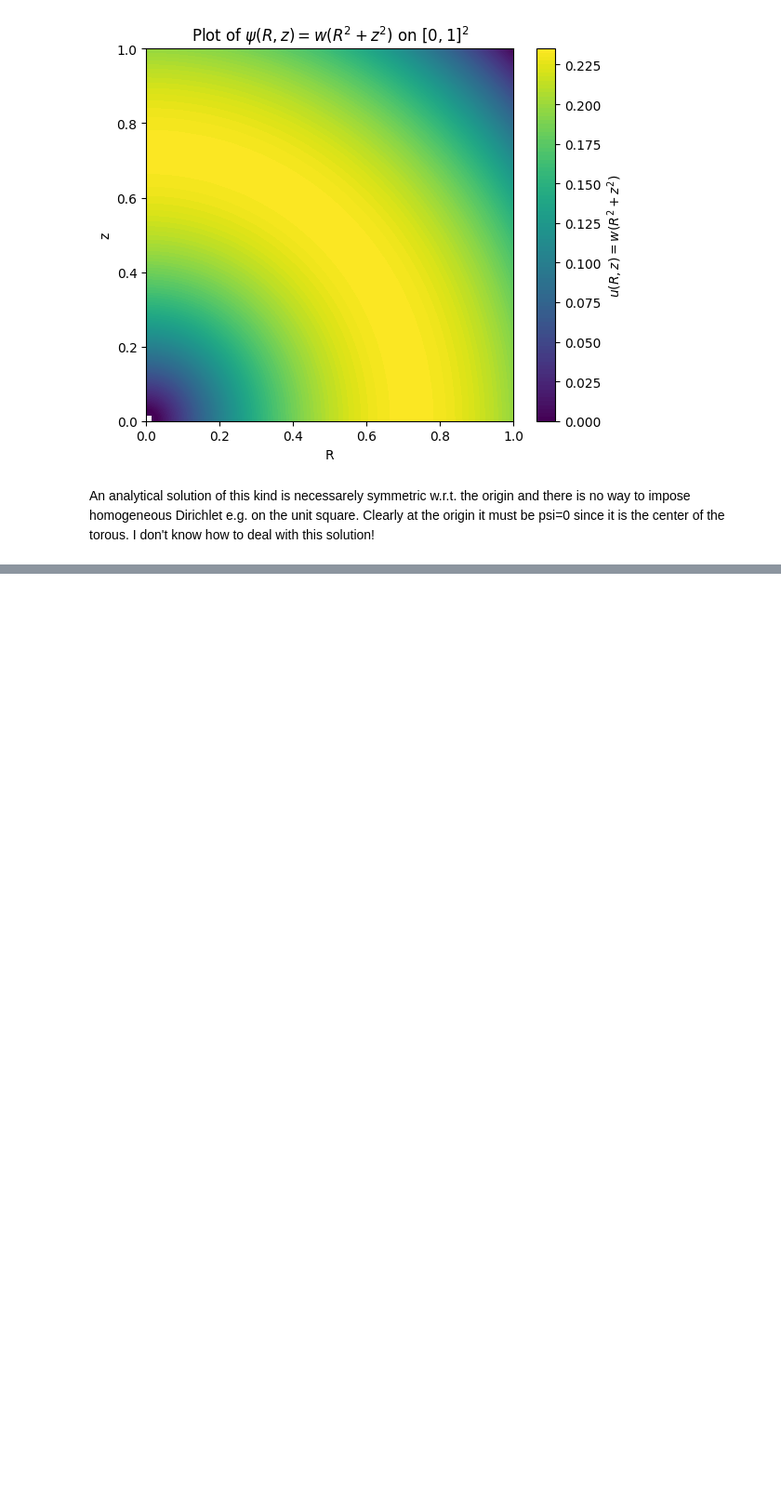
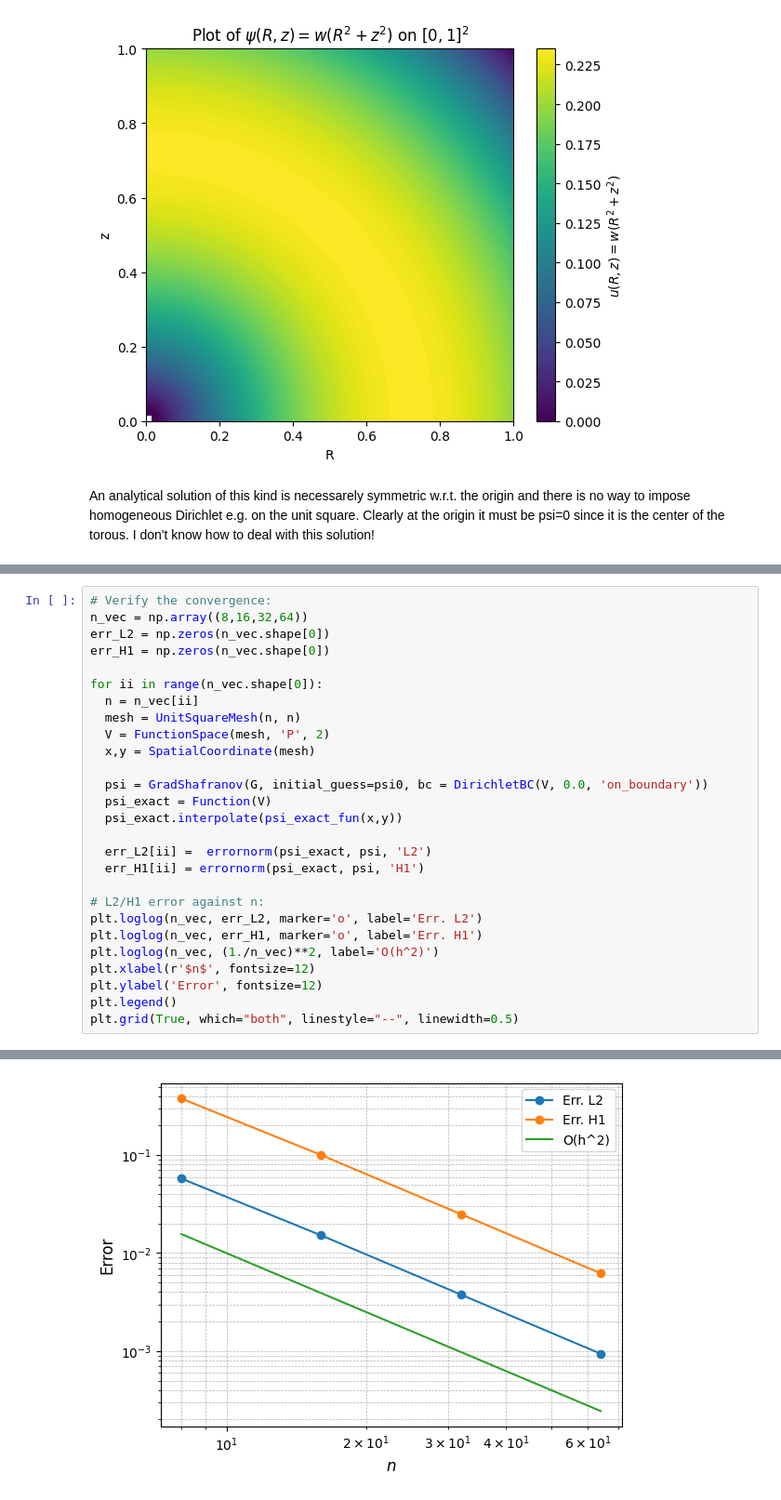
Before and after one commit to lucaciarimboli/tesi, a Jupyter notebook: Firedrake/GradShafranov.ipynb, the cells around one changed output, grey strips where cells are left out. Shown at 93% size. Cells and saved outputs as stored; diff of their text form; blank space fills up the shorter version.

```diff
--- a/Firedrake/GradShafranov.ipynb
+++ b/Firedrake/GradShafranov.ipynb
@@ -428,0 +521,28 @@ An analytical solution of this kind is necessarely symmetric w.r.t. the origin a
+# %%
+# Verify the convergence:
+n_vec = np.array((8,16,32,64))
+err_L2 = np.zeros(n_vec.shape[0])
+err_H1 = np.zeros(n_vec.shape[0])
+
+for ii in range(n_vec.shape[0]):
+  n = n_vec[ii]
+  mesh = UnitSquareMesh(n, n)
+  V = FunctionSpace(mesh, 'P', 2)
+  x,y = SpatialCoordinate(mesh)
+
+  psi = GradShafranov(G, initial_guess=psi0, bc = DirichletBC(V, 0.0, 'on_boundary'))
+  psi_exact = Function(V)
+  psi_exact.interpolate(psi_exact_fun(x,y))
+
+  err_L2[ii] =  errornorm(psi_exact, psi, 'L2')
+  err_H1[ii] = errornorm(psi_exact, psi, 'H1')
+
+# L2/H1 error against n:
+plt.loglog(n_vec, err_L2, marker='o', label='Err. L2')
+plt.loglog(n_vec, err_H1, marker='o', label='Err. H1')
+plt.loglog(n_vec, (1./n_vec)**2, label='O(h^2)')
+plt.xlabel(r'$n$', fontsize=12)
+plt.ylabel('Error', fontsize=12)
+plt.legend()
+plt.grid(True, which="both", linestyle="--", linewidth=0.5)
+# %% [output]
@@ -428,0 +566 @@ An analytical solution of this kind is necessarely symmetric w.r.t. the origin a
+[figure, added]
```
Also changed, not shown: parts of 18 cells of this notebook.
